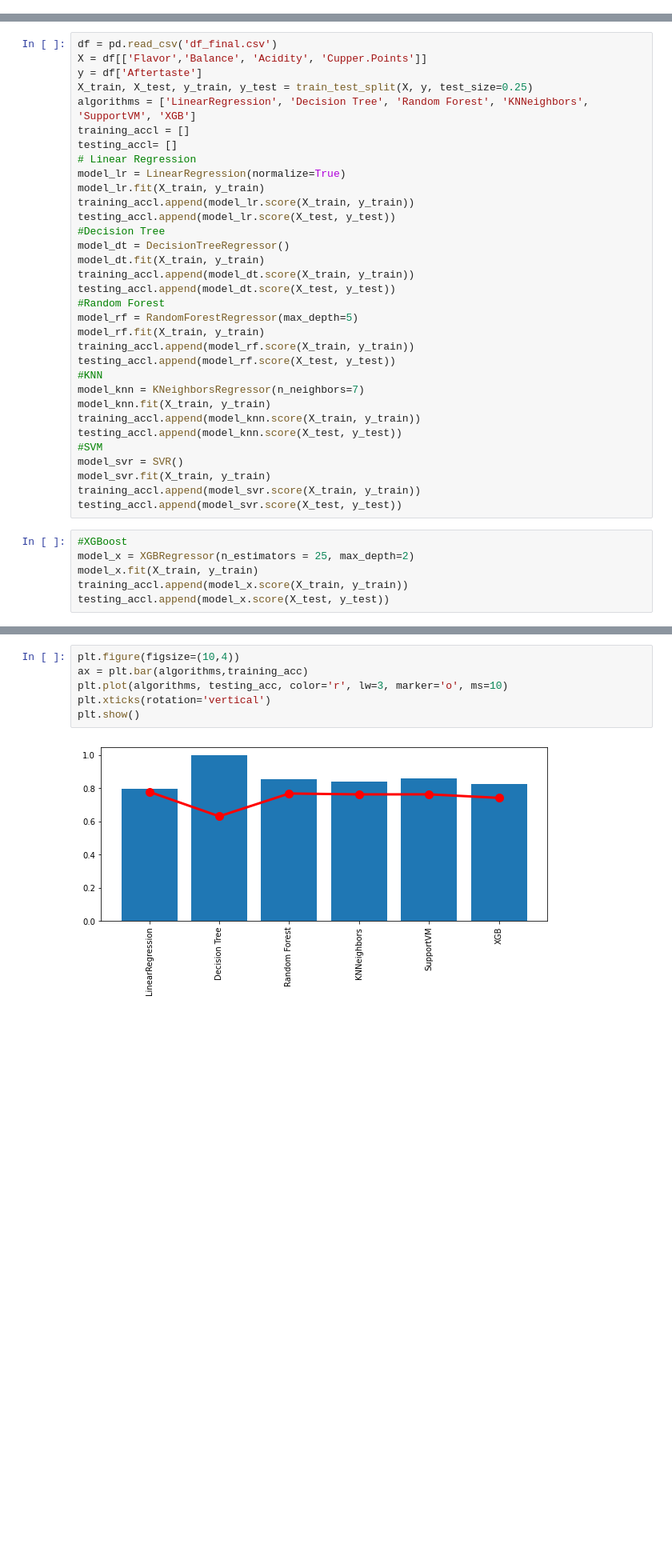
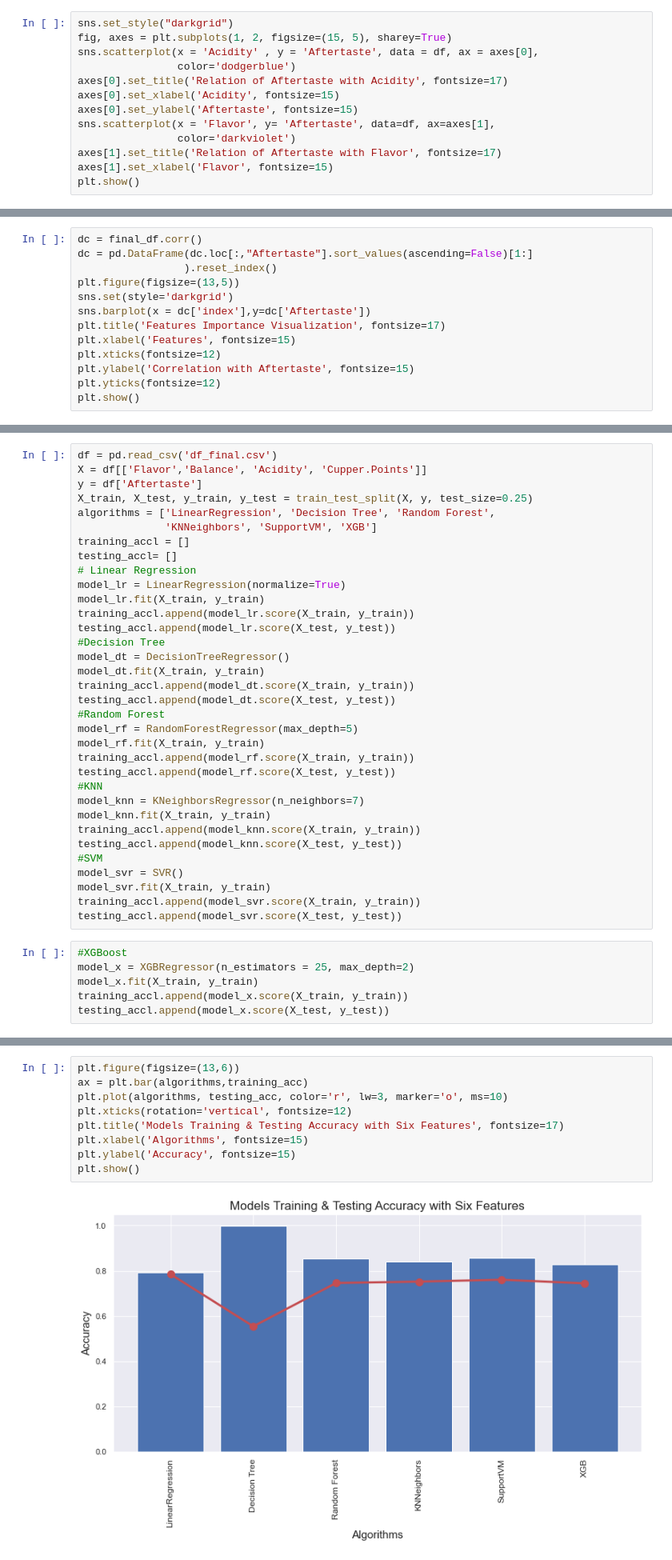
Before and after one commit to 00susant/Coffee-Aftertaste-Analysis, a Jupyter notebook: Analysis and Model Fitting.ipynb, the cells around one changed output, grey strips where cells are left out. Shown at 80% size. Cells and saved outputs as stored; diff of their text form; blank space fills up the shorter version.

```diff
--- a/Analysis and Model Fitting.ipynb
+++ b/Analysis and Model Fitting.ipynb
@@ -164,0 +378,13 @@ final_df.to_csv('df_final.csv',index=False)
+# %%
+sns.set_style("darkgrid")
+fig, axes = plt.subplots(1, 2, figsize=(15, 5), sharey=True)
+sns.scatterplot(x = 'Acidity' , y = 'Aftertaste', data = df, ax = axes[0],
+                color='dodgerblue')
+axes[0].set_title('Relation of Aftertaste with Acidity', fontsize=17)
+axes[0].set_xlabel('Acidity', fontsize=15)
+axes[0].set_ylabel('Aftertaste', fontsize=15)
+sns.scatterplot(x = 'Flavor', y= 'Aftertaste', data=df, ax=axes[1],
+                color='darkviolet')
+axes[1].set_title('Relation of Aftertaste with Flavor', fontsize=17)
+axes[1].set_xlabel('Flavor', fontsize=15)
+plt.show()
@@ -164,0 +404,13 @@ final_df.to_csv('df_final.csv',index=False)
+# %%
+dc = final_df.corr()
+dc = pd.DataFrame(dc.loc[:,"Aftertaste"].sort_values(ascending=False)[1:]
+                 ).reset_index()
+plt.figure(figsize=(13,5))
+sns.set(style='darkgrid')
+sns.barplot(x = dc['index'],y=dc['Aftertaste'])
+plt.title('Features Importance Visualization', fontsize=17)
+plt.xlabel('Features', fontsize=15)
+plt.xticks(fontsize=12)
+plt.ylabel('Correlation with Aftertaste', fontsize=15)
+plt.yticks(fontsize=12)
+plt.show()
@@ -218,7 +487,8 @@ df = pd.read_csv('df_final.csv')
 X = df[['Flavor','Balance', 'Acidity', 'Cupper.Points']]
 y = df['Aftertaste']
 X_train, X_test, y_train, y_test = train_test_split(X, y, test_size=0.25)
-algorithms = ['LinearRegression', 'Decision Tree', 'Random Forest', 'KNNeighbors', 'SupportVM', 'XGB']
+algorithms = ['LinearRegression', 'Decision Tree', 'Random Forest',
+              'KNNeighbors', 'SupportVM', 'XGB']
 training_accl = []
 testing_accl= []
 # Linear Regression
@@ -258,8 +531,11 @@ Evaluation of Models trained with more Features and then less Features
 # %%
-plt.figure(figsize=(10,4))
+plt.figure(figsize=(13,6))
 ax = plt.bar(algorithms,training_acc)
 plt.plot(algorithms, testing_acc, color='r', lw=3, marker='o', ms=10)
-plt.xticks(rotation='vertical')
+plt.xticks(rotation='vertical', fontsize=12)
+plt.title('Models Training & Testing Accuracy with Six Features', fontsize=17)
+plt.xlabel('Algorithms', fontsize=15)
+plt.ylabel('Accuracy', fontsize=15)
 plt.show()
 # %% [output]
-[figure, old version]
+[figure, new version]
```
Also changed, not shown: parts of 104 cells of this notebook, 27 other files.
